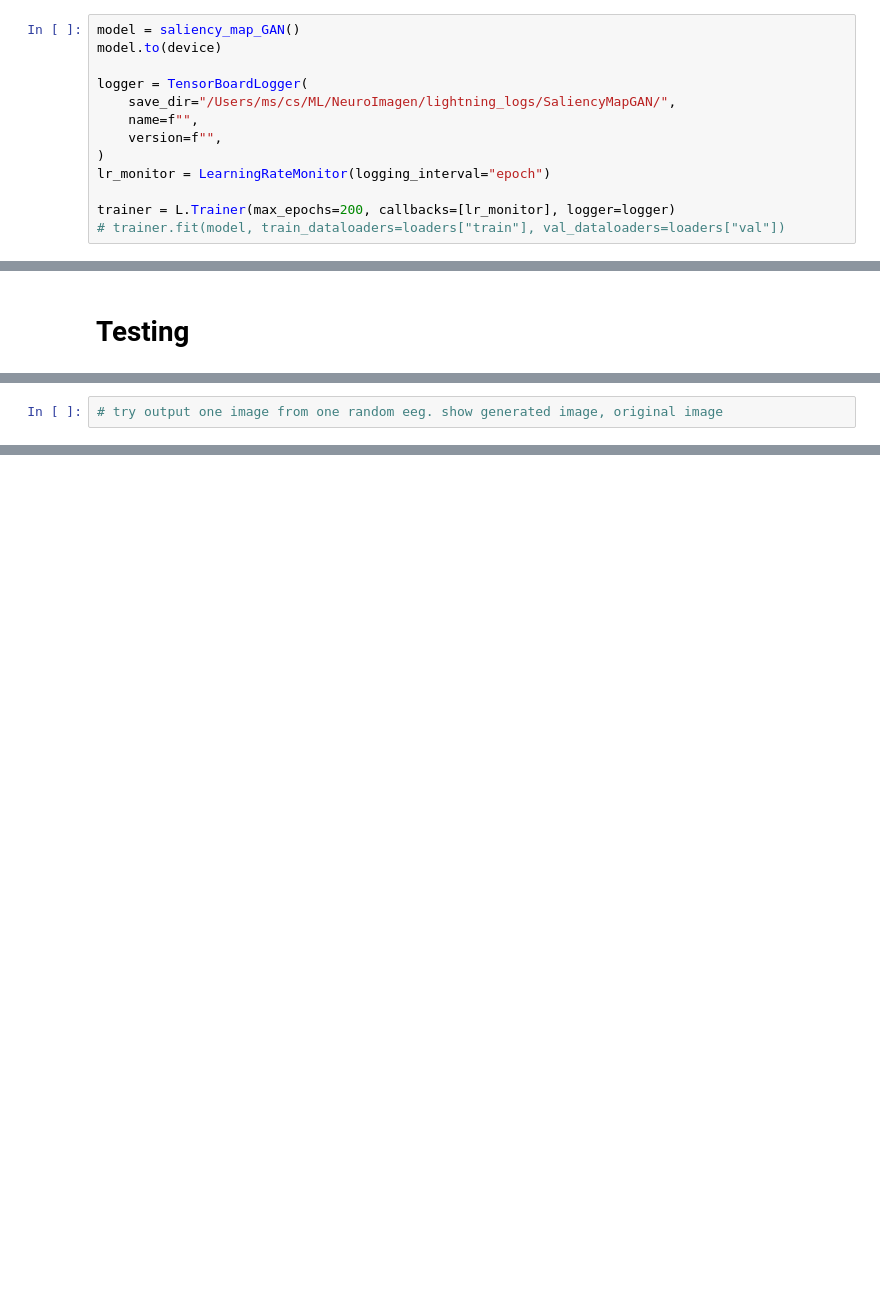
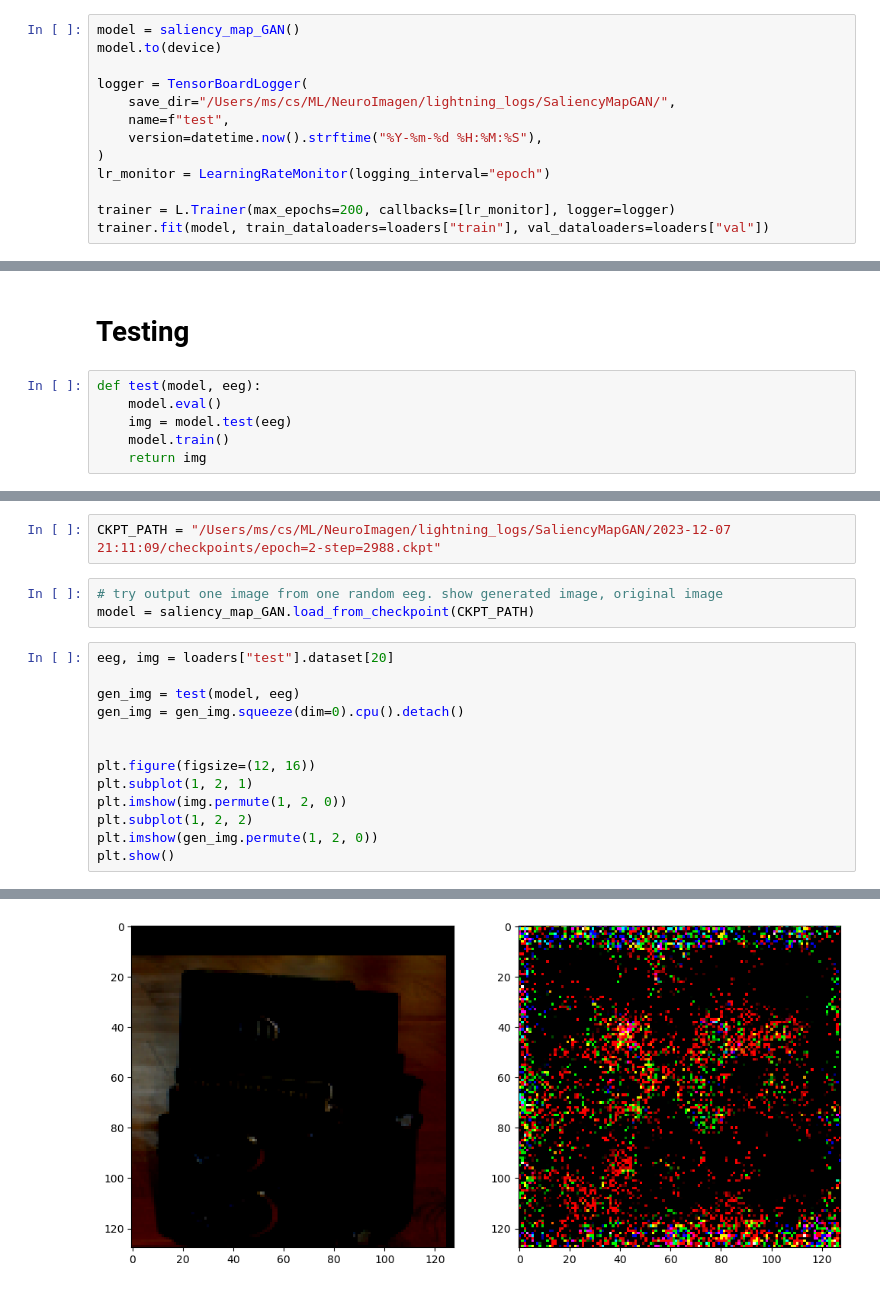
Before and after one commit to minsuk00/BrainDecoder, a Jupyter notebook: notebook/pixel_level_semantics.ipynb, the cells around one changed output, grey strips where cells are left out. Saved outputs shown, nothing was run; the diff lists cells and outputs as text; blank space fills up the shorter version.

```diff
--- a/notebook/pixel_level_semantics.ipynb
+++ b/notebook/pixel_level_semantics.ipynb
@@ -210,13 +274,13 @@ model.to(device)
 
 logger = TensorBoardLogger(
     save_dir="/Users/ms/cs/ML/NeuroImagen/lightning_logs/SaliencyMapGAN/",
-    name=f"",
-    version=f"",
+    name=f"test",
+    version=datetime.now().strftime("%Y-%m-%d %H:%M:%S"),
 )
 lr_monitor = LearningRateMonitor(logging_interval="epoch")
 
 trainer = L.Trainer(max_epochs=200, callbacks=[lr_monitor], logger=logger)
-# trainer.fit(model, train_dataloaders=loaders["train"], val_dataloaders=loaders["val"])
+trainer.fit(model, train_dataloaders=loaders["train"], val_dataloaders=loaders["val"])
 # %% [output]
 GPU available: True (mps), used: True
 TPU available: False, using: 0 TPU cores
@@ -225,2 +303,8 @@ HPU available: False, using: 0 HPUs
 # %% [markdown]
 # Testing
+# %%
+def test(model, eeg):
+    model.eval()
+    img = model.test(eeg)
+    model.train()
+    return img
@@ -227,2 +317,19 @@ HPU available: False, using: 0 HPUs
+# %%
+CKPT_PATH = "/Users/ms/cs/ML/NeuroImagen/lightning_logs/SaliencyMapGAN/2023-12-07 21:11:09/checkpoints/epoch=2-step=2988.ckpt"
 # %%
 # try output one image from one random eeg. show generated image, original image
+model = saliency_map_GAN.load_from_checkpoint(CKPT_PATH)
+# %%
+eeg, img = loaders["test"].dataset[20]
+
+gen_img = test(model, eeg)
+gen_img = gen_img.squeeze(dim=0).cpu().detach()
+
+
+plt.figure(figsize=(12, 16))
+plt.subplot(1, 2, 1)
+plt.imshow(img.permute(1, 2, 0))
+plt.subplot(1, 2, 2)
+plt.imshow(gen_img.permute(1, 2, 0))
+plt.show()
+# %% [output]
@@ -228,0 +341 @@ HPU available: False, using: 0 HPUs
+[figure, added]
```
Also changed, not shown: parts of 12 cells of this notebook, 3 other files.
